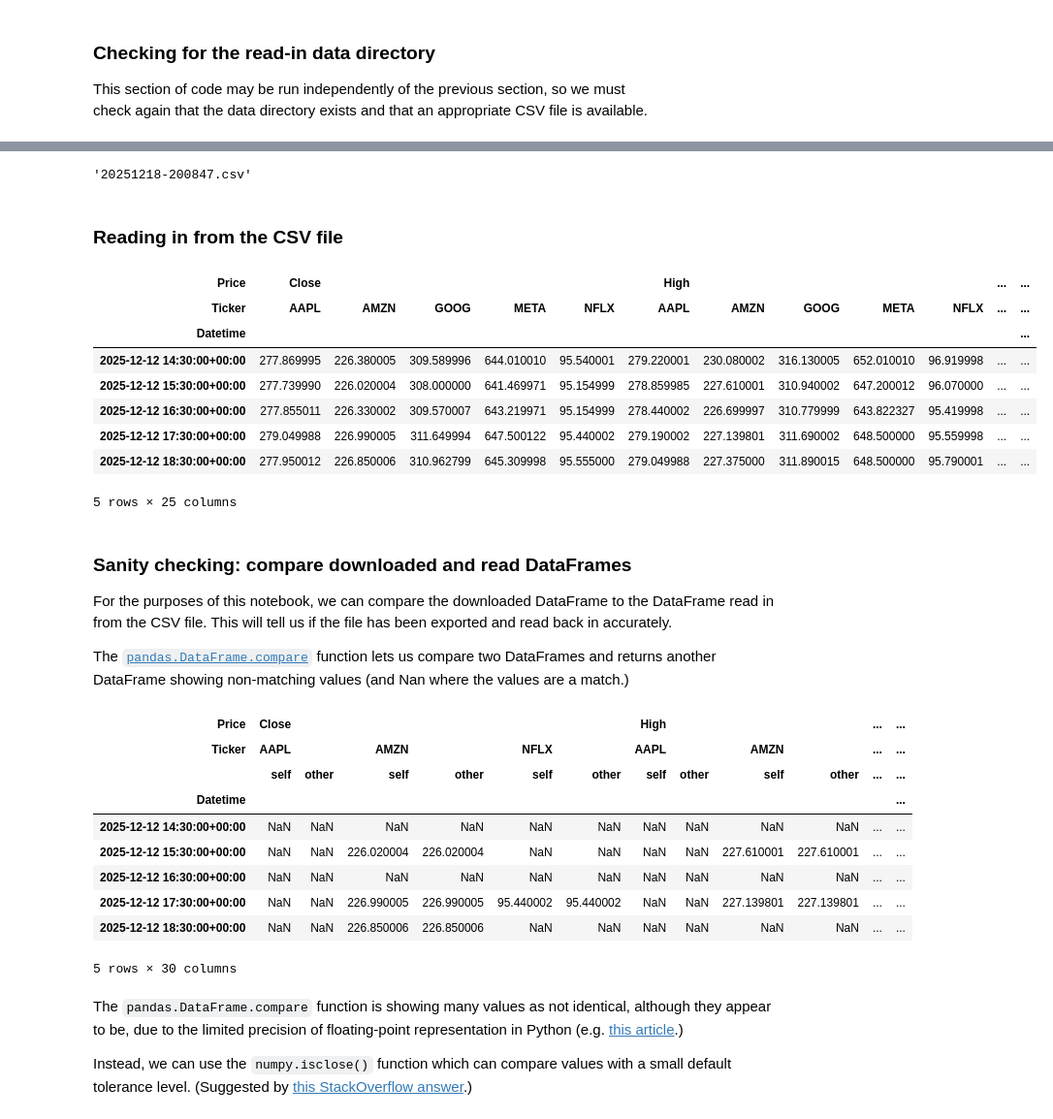
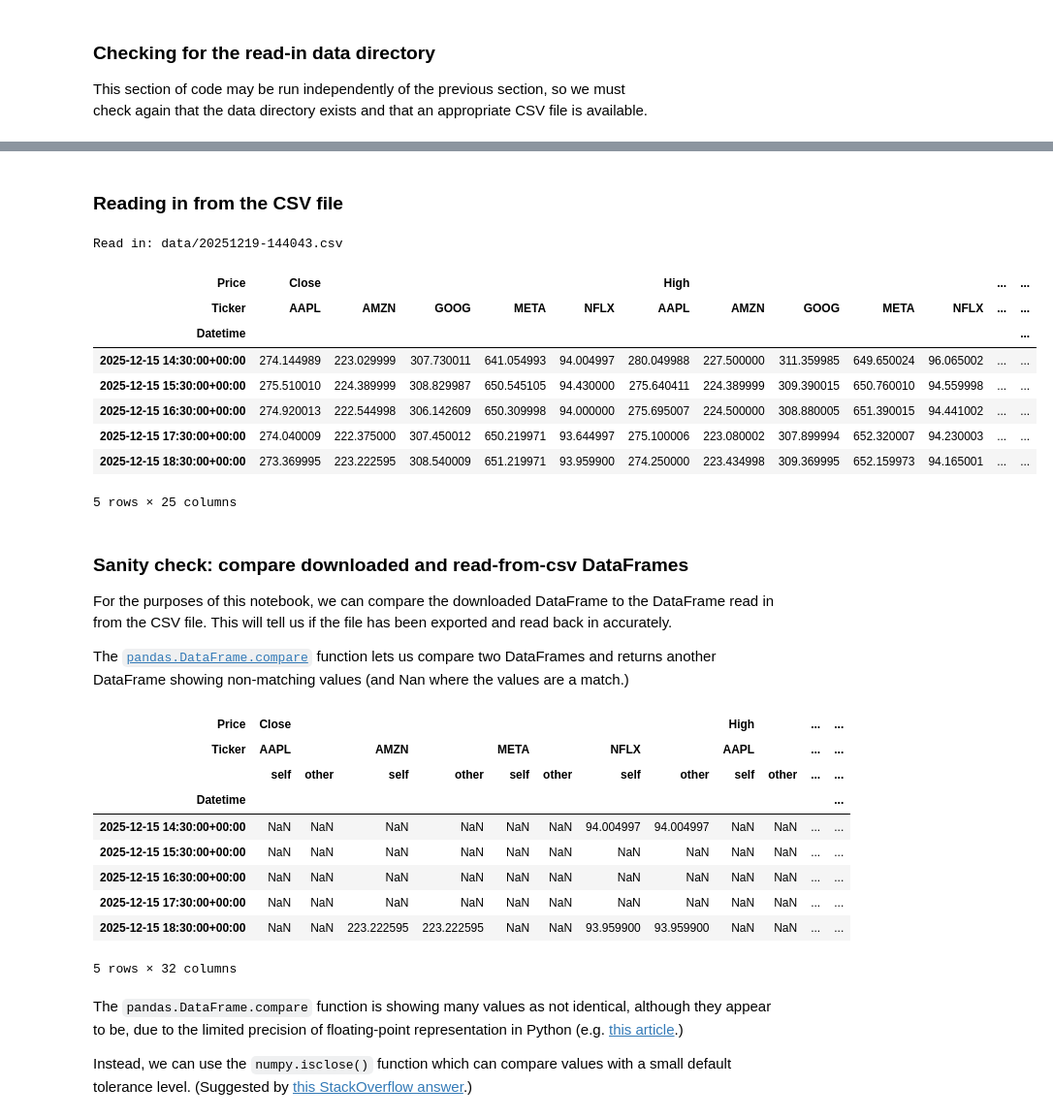
Before and after one commit to SuColl/computer-infrastructure-assessment, a Jupyter notebook: problems.ipynb, the cells around one changed output, grey strips where cells are left out. Shown: that part at 97% size. Saved outputs shown, nothing was run; the diff lists cells and outputs as text; code cells hidden in the pictures.

```diff
--- a/problems.ipynb
+++ b/problems.ipynb
@@ -186,42 +238,42 @@ data_files_filtered
-# %%
-# Sort the filtered data files to get the latest one
-data_read_filename = sorted(data_files_filtered, reverse=True)[0]
-
-# Show the final data filename
-data_read_filename
-# %% [output]
-'20251218-200847.csv'
 # %% [markdown]
 ### Reading in from the CSV file
 # %%
-# Reading DataFrame from CSV file using pandas.read_csv()
-# (Ref: https://pandas.pydata.org/docs/reference/api/pandas.read_csv.html).
-# Parameters:
-# header=[0,1] - The first two rows of the CSV file contain MultiIndex header information,
-# index_col=0 - I want column 0, the dates, to be the index of the resulting DataFrame,
-# parse_dates=[0] - I want the index values to be parsed as dates (i.e. as datetime objects.)
-# (adapted from https://stackoverflow.com/a/37453925)
-plot_data = pd.read_csv(data_read_dir + data_read_filename, header=[0,1], index_col=0, parse_dates=[0])
+def read_stock_data_from_csv(file):
+    """Read stock data from a CSV file that was written from a yfinance download."""
 
-# Look at first few rows of resulting DataFrame
-#print(plot_data.columns)
-#print(plot_data.shape)
-#print(plot_data.index)
-#print(plot_data.dtypes)
+    # Reading DataFrame from CSV file using pandas.read_csv()
+    # (Ref: https://pandas.pydata.org/docs/reference/api/pandas.read_csv.html).
+    # Parameters:
+    # header=[0,1] - The first two rows of the CSV file contain MultiIndex header information,
+    # index_col=0 - I want column 0, the dates, to be the index of the resulting DataFrame,
+    # parse_dates=[0] - I want the index values to be parsed as dates (i.e. as datetime objects.)
+    # (adapted from https://stackoverflow.com/a/37453925)
+    dataframe_read = pd.read_csv(file, header=[0,1], index_col=0, parse_dates=[0])
 
-plot_data.head()
+    # Print info to let the user know what has been done
+    print(f"Read in: {file}")
+
+    # Return the new DataFrame
+    return dataframe_read
+
+
+# Run this function
+df_to_plot = read_stock_data_from_csv(data_read_dir + data_read_filename)
+# Look at the first 5 rows of the read-in DataFrame.
+df_to_plot.head(5)
 # %% [output]
+Read in: data/20251219-144043.csv
 | Price | Close |  |  |  |  | High |  |  |  |  | ... | ... |
 | Ticker | AAPL | AMZN | GOOG | META | NFLX | AAPL | AMZN | GOOG | META | NFLX | ... | ... |
 | Datetime |  |  |  |  |  |  |  |  |  |  |  | ... |
-| 2025-12-12 14:30:00+00:00 | 277.869995 | 226.380005 | 309.589996 | 644.010010 | 95.540001 | 279.220001 | 230.080002 | 316.130005 | 652.010010 | 96.919998 | ... | ... |
-| 2025-12-12 15:30:00+00:00 | 277.739990 | 226.020004 | 308.000000 | 641.469971 | 95.154999 | 278.859985 | 227.610001 | 310.940002 | 647.200012 | 96.070000 | ... | ... |
-| 2025-12-12 16:30:00+00:00 | 277.855011 | 226.330002 | 309.570007 | 643.219971 | 95.154999 | 278.440002 | 226.699997 | 310.779999 | 643.822327 | 95.419998 | ... | ... |
-| 2025-12-12 17:30:00+00:00 | 279.049988 | 226.990005 | 311.649994 | 647.500122 | 95.440002 | 279.190002 | 227.139801 | 311.690002 | 648.500000 | 95.559998 | ... | ... |
-| 2025-12-12 18:30:00+00:00 | 277.950012 | 226.850006 | 310.962799 | 645.309998 | 95.555000 | 279.049988 | 227.375000 | 311.890015 | 648.500000 | 95.790001 | ... | ... |
+| 2025-12-15 14:30:00+00:00 | 274.144989 | 223.029999 | 307.730011 | 641.054993 | 94.004997 | 280.049988 | 227.500000 | 311.359985 | 649.650024 | 96.065002 | ... | ... |
+| 2025-12-15 15:30:00+00:00 | 275.510010 | 224.389999 | 308.829987 | 650.545105 | 94.430000 | 275.640411 | 224.389999 | 309.390015 | 650.760010 | 94.559998 | ... | ... |
+| 2025-12-15 16:30:00+00:00 | 274.920013 | 222.544998 | 306.142609 | 650.309998 | 94.000000 | 275.695007 | 224.500000 | 308.880005 | 651.390015 | 94.441002 | ... | ... |
+| 2025-12-15 17:30:00+00:00 | 274.040009 | 222.375000 | 307.450012 | 650.219971 | 93.644997 | 275.100006 | 223.080002 | 307.899994 | 652.320007 | 94.230003 | ... | ... |
+| 2025-12-15 18:30:00+00:00 | 273.369995 | 223.222595 | 308.540009 | 651.219971 | 93.959900 | 274.250000 | 223.434998 | 309.369995 | 652.159973 | 94.165001 | ... | ... |
-5 rows × 25 columns
+5 rows × 25 columns
 # %% [markdown]
-### Sanity checking: compare downloaded and read DataFrames
+### Sanity check: compare downloaded and read-from-csv DataFrames
 For the purposes of this notebook, we can compare the downloaded DataFrame to
 the DataFrame read in from the CSV file. This will tell us if the file has been
 exported and read back in accurately.
@@ -231,18 +283,18 @@ function lets us compare two DataFrames and returns another DataFrame showing
 non-matching values (and Nan where the values are a match.)
 # %%
 # Comparing the downloaded and read-from-file DataFrames.
-plot_data.compare(download_data).head()
+df_to_plot.compare(df_downloaded).head()
 # %% [output]
-| Price | Close |  |  |  |  |  | High |  |  |  | ... | ... |
-| Ticker | AAPL |  | AMZN |  | NFLX |  | AAPL |  | AMZN |  | ... | ... |
+| Price | Close |  |  |  |  |  |  |  | High |  | ... | ... |
+| Ticker | AAPL |  | AMZN |  | META |  | NFLX |  | AAPL |  | ... | ... |
 |  | self | other | self | other | self | other | self | other | self | other | ... | ... |
 | Datetime |  |  |  |  |  |  |  |  |  |  |  | ... |
-| 2025-12-12 14:30:00+00:00 | NaN | NaN | NaN | NaN | NaN | NaN | NaN | NaN | NaN | NaN | ... | ... |
-| 2025-12-12 15:30:00+00:00 | NaN | NaN | 226.020004 | 226.020004 | NaN | NaN | NaN | NaN | 227.610001 | 227.610001 | ... | ... |
-| 2025-12-12 16:30:00+00:00 | NaN | NaN | NaN | NaN | NaN | NaN | NaN | NaN | NaN | NaN | ... | ... |
-| 2025-12-12 17:30:00+00:00 | NaN | NaN | 226.990005 | 226.990005 | 95.440002 | 95.440002 | NaN | NaN | 227.139801 | 227.139801 | ... | ... |
-| 2025-12-12 18:30:00+00:00 | NaN | NaN | 226.850006 | 226.850006 | NaN | NaN | NaN | NaN | NaN | NaN | ... | ... |
+| 2025-12-15 14:30:00+00:00 | NaN | NaN | NaN | NaN | NaN | NaN | 94.004997 | 94.004997 | NaN | NaN | ... | ... |
+| 2025-12-15 15:30:00+00:00 | NaN | NaN | NaN | NaN | NaN | NaN | NaN | NaN | NaN | NaN | ... | ... |
+| 2025-12-15 16:30:00+00:00 | NaN | NaN | NaN | NaN | NaN | NaN | NaN | NaN | NaN | NaN | ... | ... |
+| 2025-12-15 17:30:00+00:00 | NaN | NaN | NaN | NaN | NaN | NaN | NaN | NaN | NaN | NaN | ... | ... |
+| 2025-12-15 18:30:00+00:00 | NaN | NaN | 223.222595 | 223.222595 | NaN | NaN | 93.959900 | 93.959900 | NaN | NaN | ... | ... |
-5 rows × 30 columns
+5 rows × 32 columns
 # %% [markdown]
 The `pandas.DataFrame.compare` function is showing many values as not identical,
 although they appear to be, due to the limited precision of floating-point
```
Also changed, not shown: parts of 18 cells of this notebook, 8 other files.
